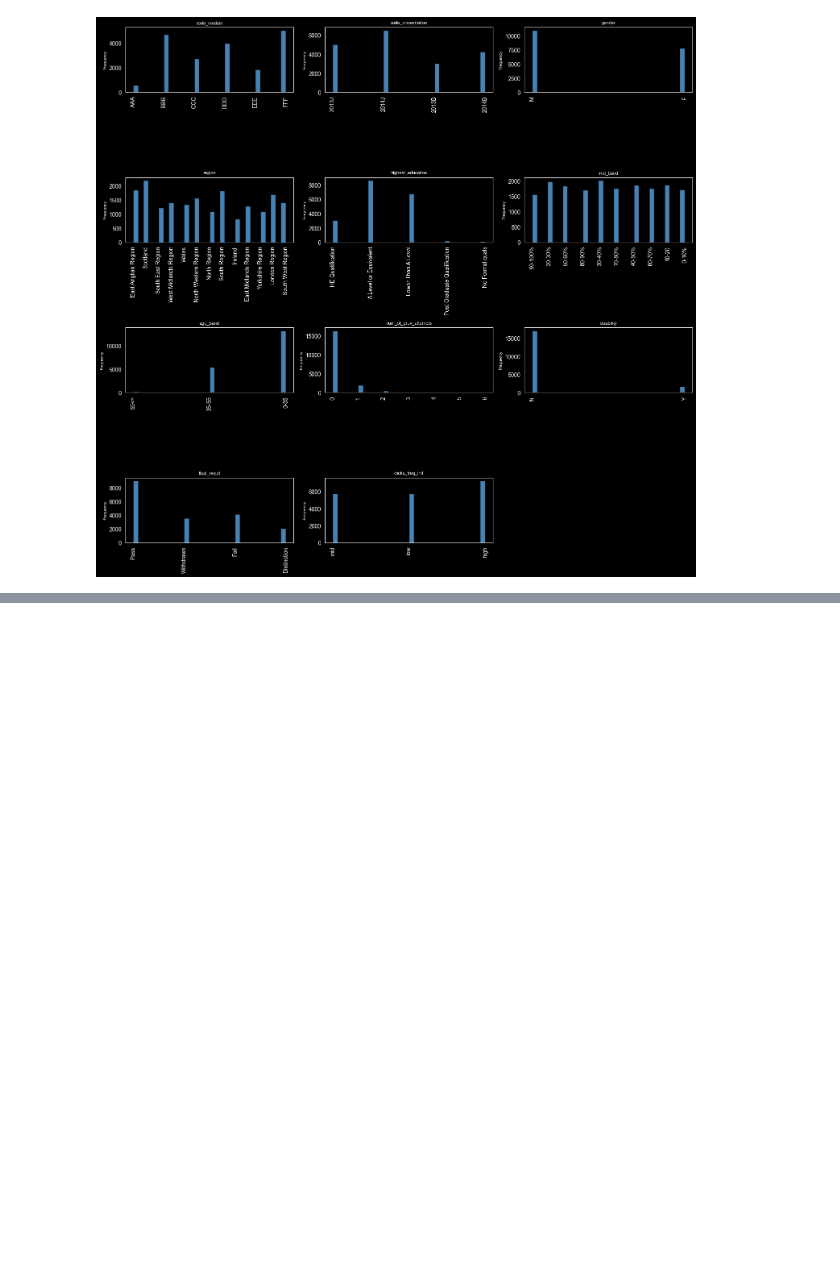
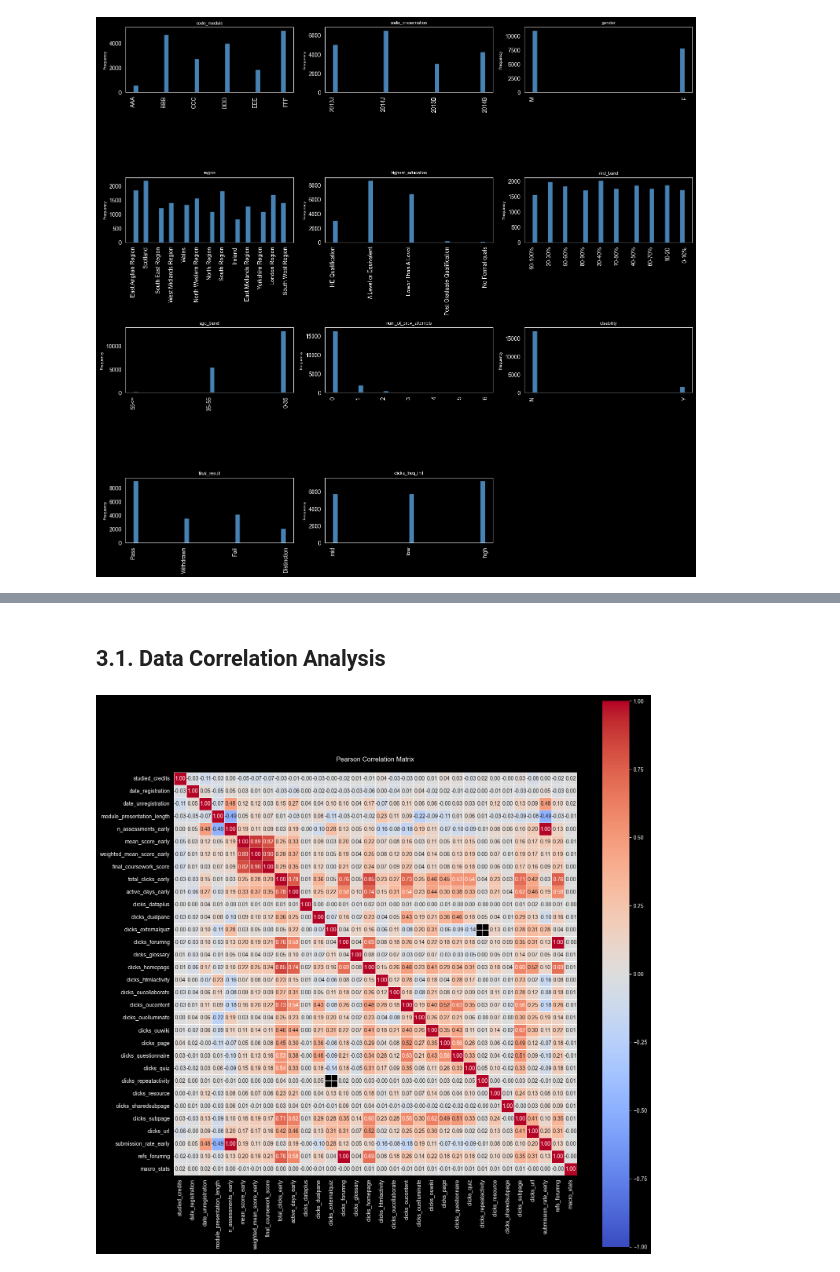
Before and after one commit to Radu-Voinea/IA-1, a Jupyter notebook: homework1.ipynb, the cells around one changed output, grey strips where cells are left out. Cells and saved outputs as stored; diff of their text form; code cells hidden in the pictures; blank space fills up the shorter version.

```diff
--- a/homework1.ipynb
+++ b/homework1.ipynb
@@ -258,0 +269,13 @@ plot_continuous_grid(discrete_columns, train_data, histogram_plot)
+# %% [markdown]
+## 3.1. Data Correlation Analysis
+# %%
+def analyze_continuous_correlation(df, continuous_columns):
+	corr_matrix = df[continuous_columns].corr(method="pearson")
+
+	plt.figure(figsize=(15, 15))
+	sns.heatmap(corr_matrix, annot=True, fmt=".2f", cmap="coolwarm", vmin=-1, vmax=1, square=True, linewidths=0.5)
+	plt.title("Pearson Correlation Matrix", pad=20)
+	plt.tight_layout()
+	plt.show()
+
+	return corr_matrix
@@ -258,0 +299,4 @@ plot_continuous_grid(discrete_columns, train_data, histogram_plot)
+# %%
+pearson_matrix = analyze_continuous_correlation(train_data, continuous_columns)
+# %% [output]
+[figure, added]
```
Also changed, not shown: parts of 16 cells of this notebook.
